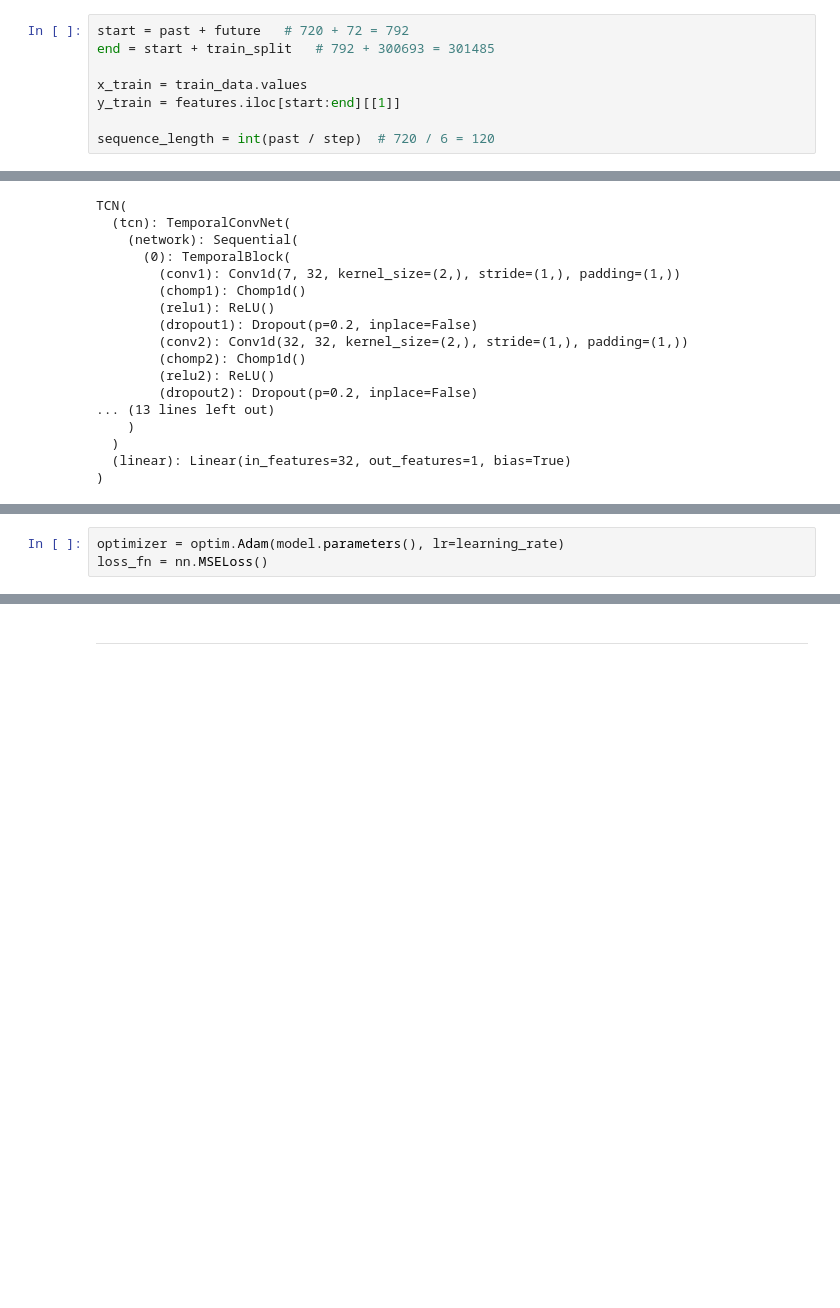
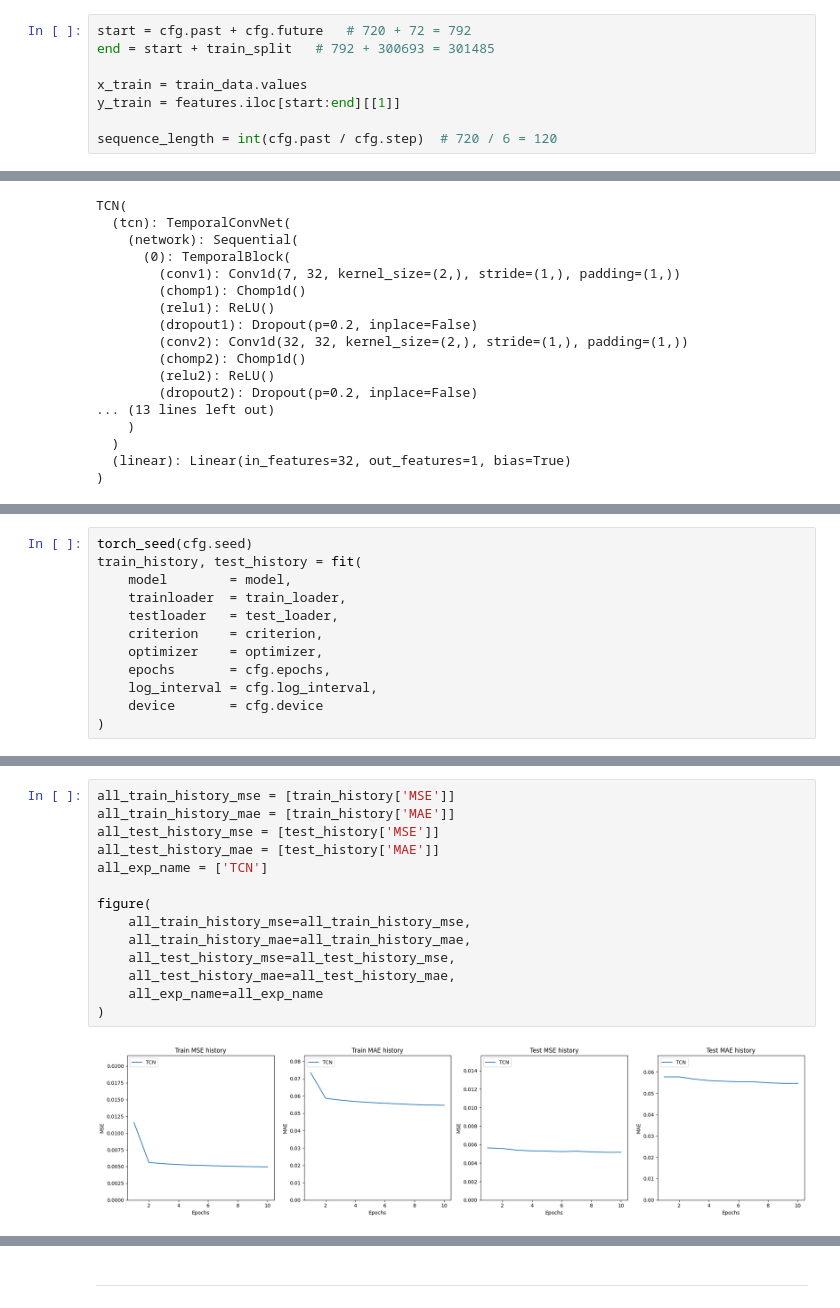
Before and after one commit to hwk0702/2024_LG_ES_External_Lecture, a Jupyter notebook: 240709_DL4TS/01_CNN_Time-series_Forecasting.ipynb, the cells around one changed output, grey strips where cells are left out. Cells and saved outputs as stored; diff of their text form; blank space fills up the shorter version.

```diff
--- a/240709_DL4TS/01_CNN_Time-series_Forecasting.ipynb
+++ b/240709_DL4TS/01_CNN_Time-series_Forecasting.ipynb
@@ -286,9 +520,9 @@ length of train dataset: 300693, length of validation dataset: 119858
 # %%
-start = past + future   # 720 + 72 = 792
+start = cfg.past + cfg.future   # 720 + 72 = 792
 end = start + train_split   # 792 + 300693 = 301485
 
 x_train = train_data.values
 y_train = features.iloc[start:end][[1]]
 
-sequence_length = int(past / step)  # 720 / 6 = 120
+sequence_length = int(cfg.past / cfg.step)  # 720 / 6 = 120
 # %%
@@ -491,3 +705,0 @@ Estimated Total Size (MB): 24.60
-# %%
-optimizer = optim.Adam(model.parameters(), lr=learning_rate)
-loss_fn = nn.MSELoss()
@@ -667,0 +706,12 @@ visualize_loss(history, "Training and Validation Loss")
+# %%
+torch_seed(cfg.seed)
+train_history, test_history = fit(
+    model        = model,
+    trainloader  = train_loader,
+    testloader   = test_loader,
+    criterion    = criterion,
+    optimizer    = optimizer,
+    epochs       = cfg.epochs,
+    log_interval = cfg.log_interval,
+    device       = cfg.device
+)
@@ -668,3 +736,19 @@ visualize_loss(history, "Training and Validation Loss")
+# %%
+all_train_history_mse = [train_history['MSE']]
+all_train_history_mae = [train_history['MAE']]
+all_test_history_mse = [test_history['MSE']]
+all_test_history_mae = [test_history['MAE']]
+all_exp_name = ['TCN']
+
+figure(
+    all_train_history_mse=all_train_history_mse,
+    all_train_history_mae=all_train_history_mae,
+    all_test_history_mse=all_test_history_mse,
+    all_test_history_mae=all_test_history_mae,
+    all_exp_name=all_exp_name
+)
+# %% [output]
+[figure, added]
 # %%
 # 이전 시계열과 실제 target 값, 그리고 모델이 예측한 값을 비교해봅시다.
 def show_plot(plot_data, delta, title):
```
Also changed, not shown: parts of 26 cells of this notebook, 3 other files.
